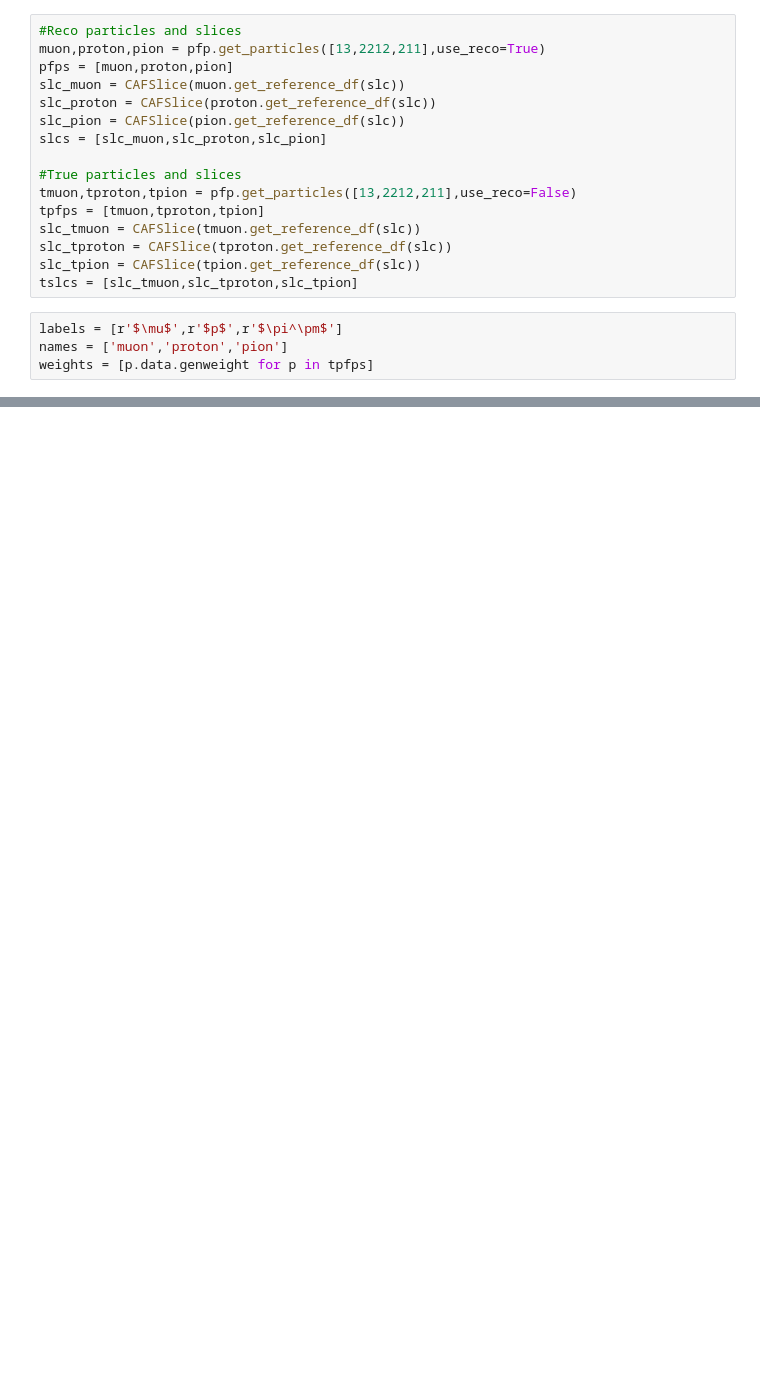
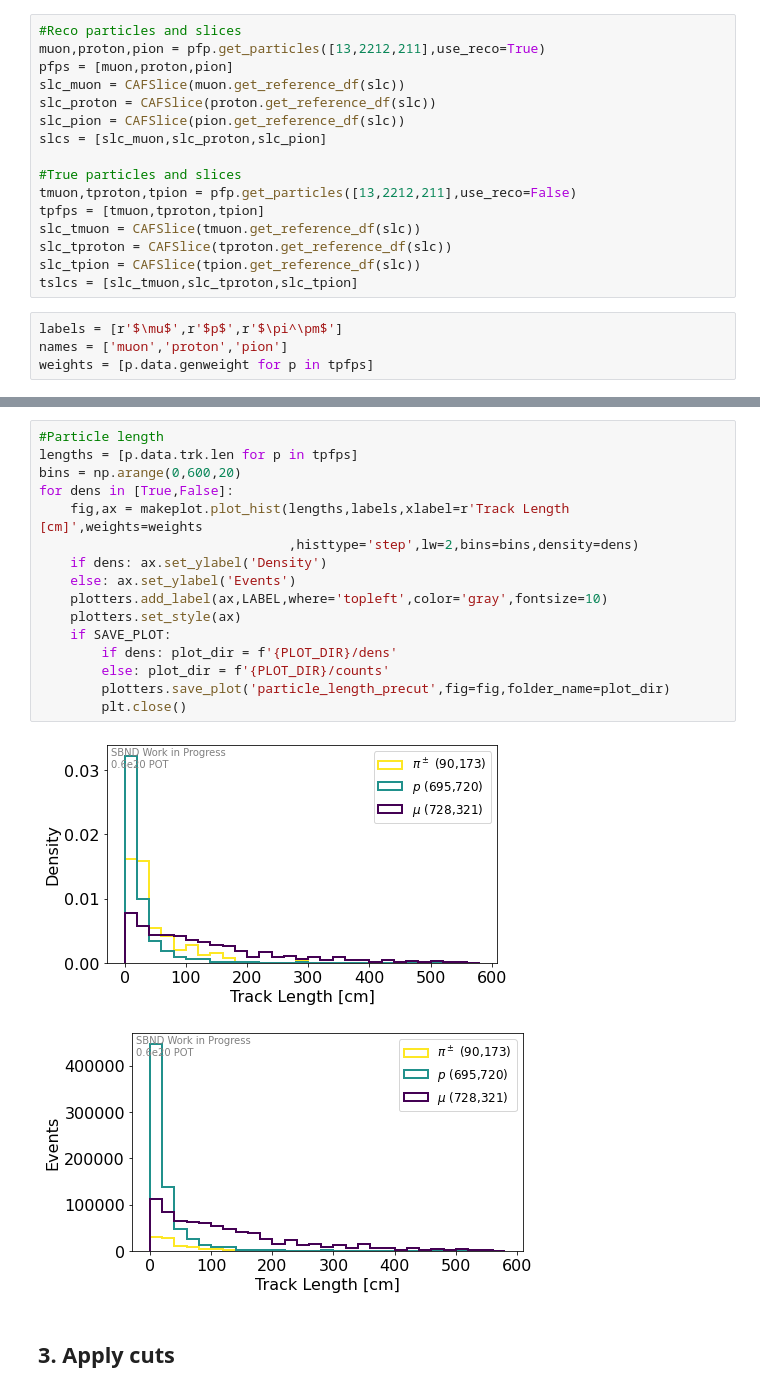
Before and after one commit to bear-is-asleep/mynumu_reco, a Jupyter notebook: reco_events.ipynb, the cells around one changed output, grey strips where cells are left out. Cells and saved outputs as stored; diff of their text form; blank space fills up the shorter version.

```diff
--- a/reco_events.ipynb
+++ b/reco_events.ipynb
@@ -375,0 +484,21 @@ for dens in [True,False]:
+# %%
+#Particle length
+lengths = [p.data.trk.len for p in tpfps]
+bins = np.arange(0,600,20)
+for dens in [True,False]:
+    fig,ax = makeplot.plot_hist(lengths,labels,xlabel=r'Track Length [cm]',weights=weights
+                                ,histtype='step',lw=2,bins=bins,density=dens)
+    if dens: ax.set_ylabel('Density')
+    else: ax.set_ylabel('Events')
+    plotters.add_label(ax,LABEL,where='topleft',color='gray',fontsize=10)
+    plotters.set_style(ax)
+    if SAVE_PLOT:
+        if dens: plot_dir = f'{PLOT_DIR}/dens'
+        else: plot_dir = f'{PLOT_DIR}/counts'
+        plotters.save_plot('particle_length_precut',fig=fig,folder_name=plot_dir)
+        plt.close()
+# %% [output]
+[figure, added]
+[figure, added]
+# %% [markdown]
+## 3. Apply cuts
```
Also changed, not shown: parts of 26 cells of this notebook, 1 other file.
